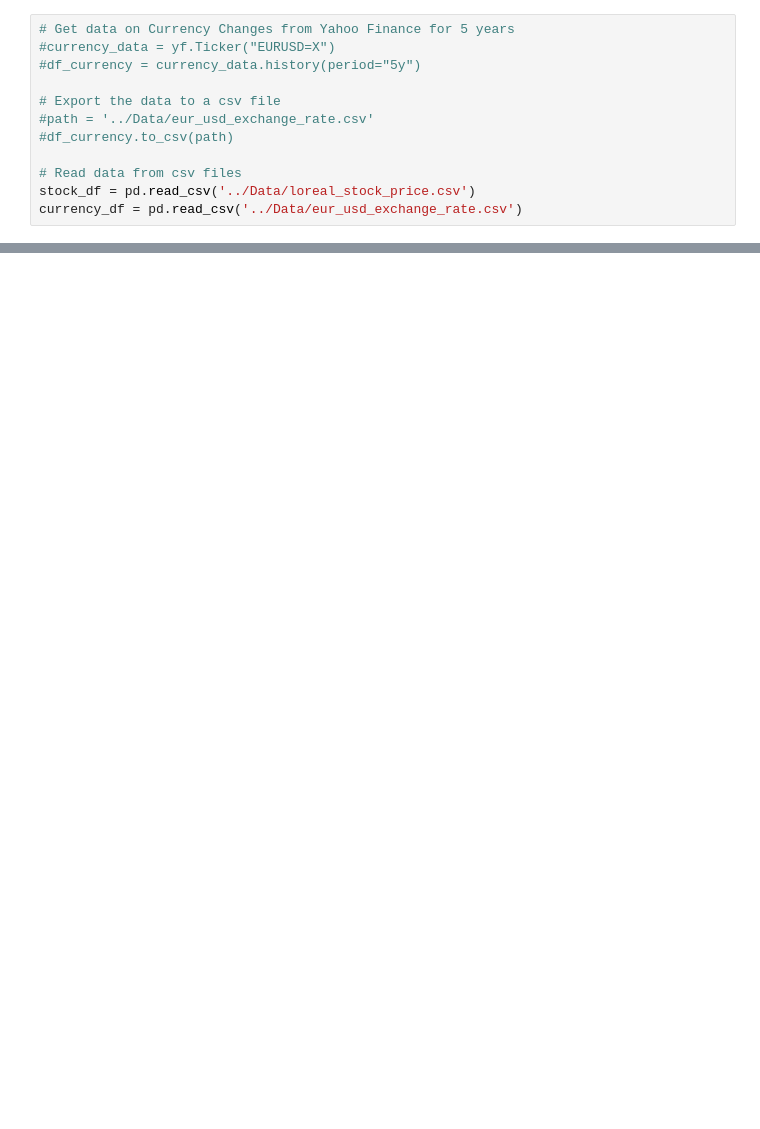
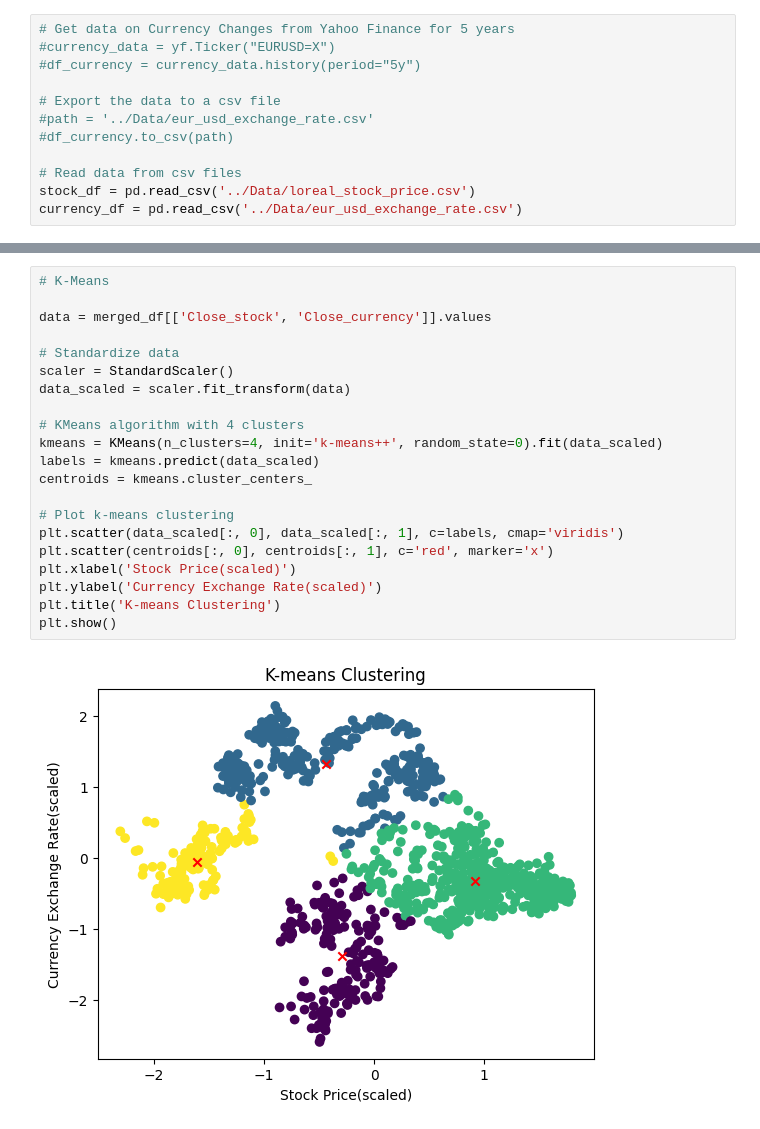
Before and after one commit to Ailey-Prmil/Statistics-Analysis-Project, a Jupyter notebook: Inferential Statistics/Corre_Stock_Currency.ipynb, the cells around one changed output, grey strips where cells are left out. Drawn from its saved outputs; the diff is of its cells as text; blank space fills up the shorter version.

```diff
--- a/Inferential Statistics/Corre_Stock_Currency.ipynb
+++ b/Inferential Statistics/Corre_Stock_Currency.ipynb
@@ -86,0 +83,23 @@ KeyError: 'Close_y'
+# %%
+# K-Means
+
+data = merged_df[['Close_stock', 'Close_currency']].values
+
+# Standardize data
+scaler = StandardScaler()
+data_scaled = scaler.fit_transform(data)
+
+# KMeans algorithm with 4 clusters
+kmeans = KMeans(n_clusters=4, init='k-means++', random_state=0).fit(data_scaled)
+labels = kmeans.predict(data_scaled)
+centroids = kmeans.cluster_centers_
+
+# Plot k-means clustering
+plt.scatter(data_scaled[:, 0], data_scaled[:, 1], c=labels, cmap='viridis')
+plt.scatter(centroids[:, 0], centroids[:, 1], c='red', marker='x')
+plt.xlabel('Stock Price(scaled)')
+plt.ylabel('Currency Exchange Rate(scaled)')
+plt.title('K-means Clustering')
+plt.show()
+# %% [output]
+[figure, added]
```
Also changed, not shown: parts of 4 cells of this notebook, 1 other file.
